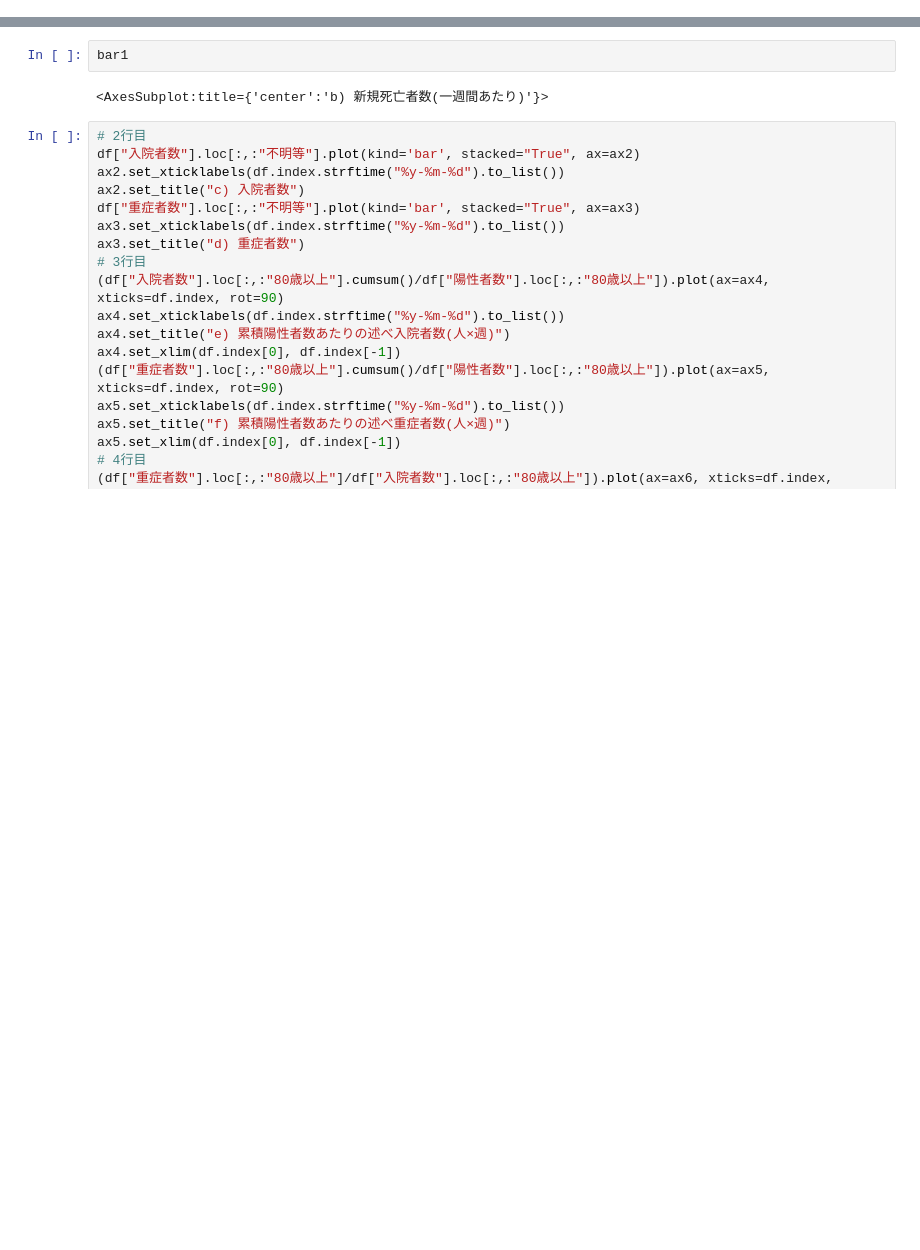
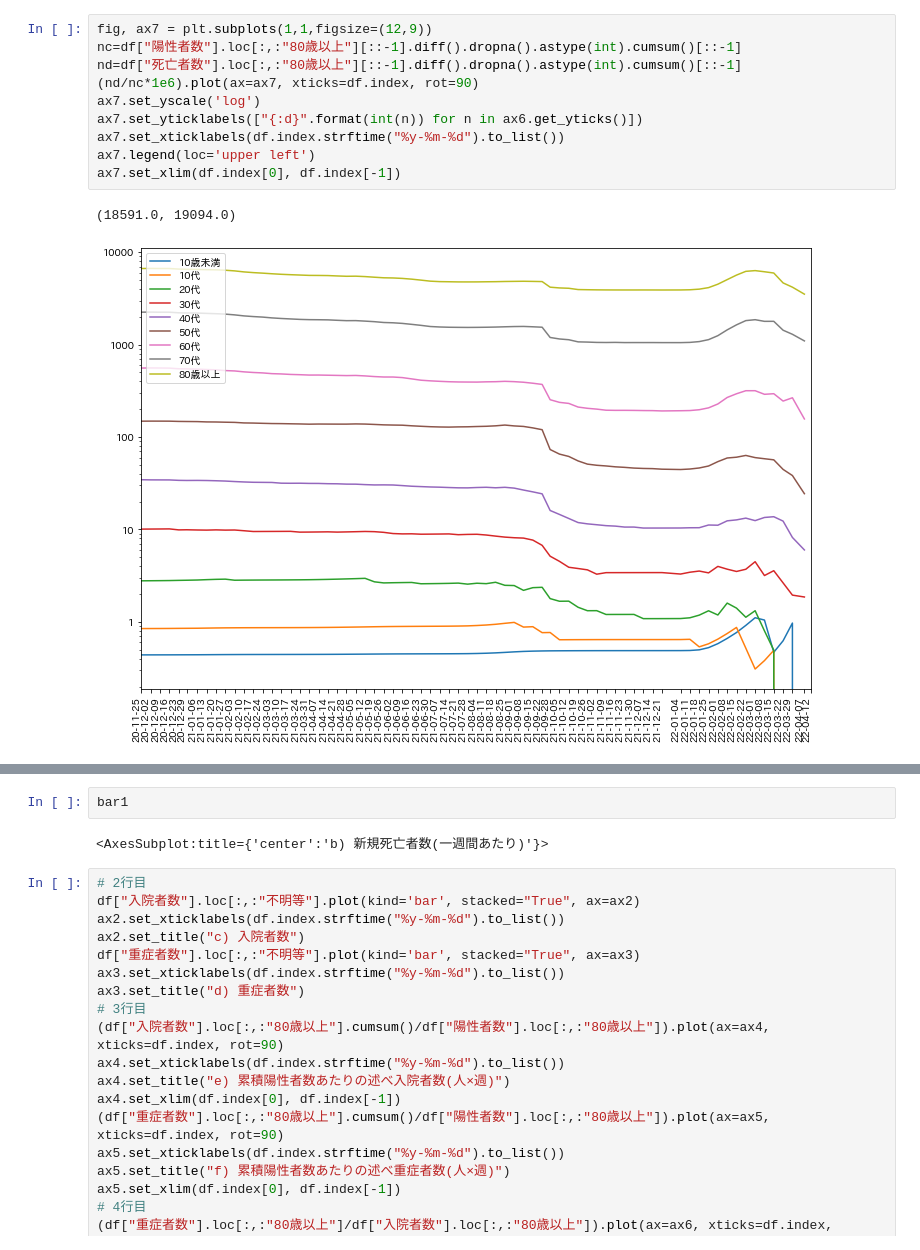
Before and after one commit to nagae/CoVid-19, a Jupyter notebook: check-plot-japan-patients.ipynb, the cells around one changed output, grey strips where cells are left out. Saved outputs shown, nothing was run; the diff lists cells and outputs as text; blank space fills up the shorter version.

```diff
--- a/check-plot-japan-patients.ipynb
+++ b/check-plot-japan-patients.ipynb
@@ -29,0 +34,13 @@ ax1.set_ylim((0,ylim1))
+# %%
+fig, ax7 = plt.subplots(1,1,figsize=(12,9))
+nc=df["陽性者数"].loc[:,:"80歳以上"][::-1].diff().dropna().astype(int).cumsum()[::-1]
+nd=df["死亡者数"].loc[:,:"80歳以上"][::-1].diff().dropna().astype(int).cumsum()[::-1]
+(nd/nc*1e6).plot(ax=ax7, xticks=df.index, rot=90)
+ax7.set_yscale('log')
+ax7.set_yticklabels(["{:d}".format(int(n)) for n in ax6.get_yticks()])
+ax7.set_xticklabels(df.index.strftime("%y-%m-%d").to_list())
+ax7.legend(loc='upper left')
+ax7.set_xlim(df.index[0], df.index[-1])
+# %% [output]
+(18591.0, 19094.0)
+[figure, added]
```
Also changed, not shown: parts of 4 cells of this notebook, 6 other files.
